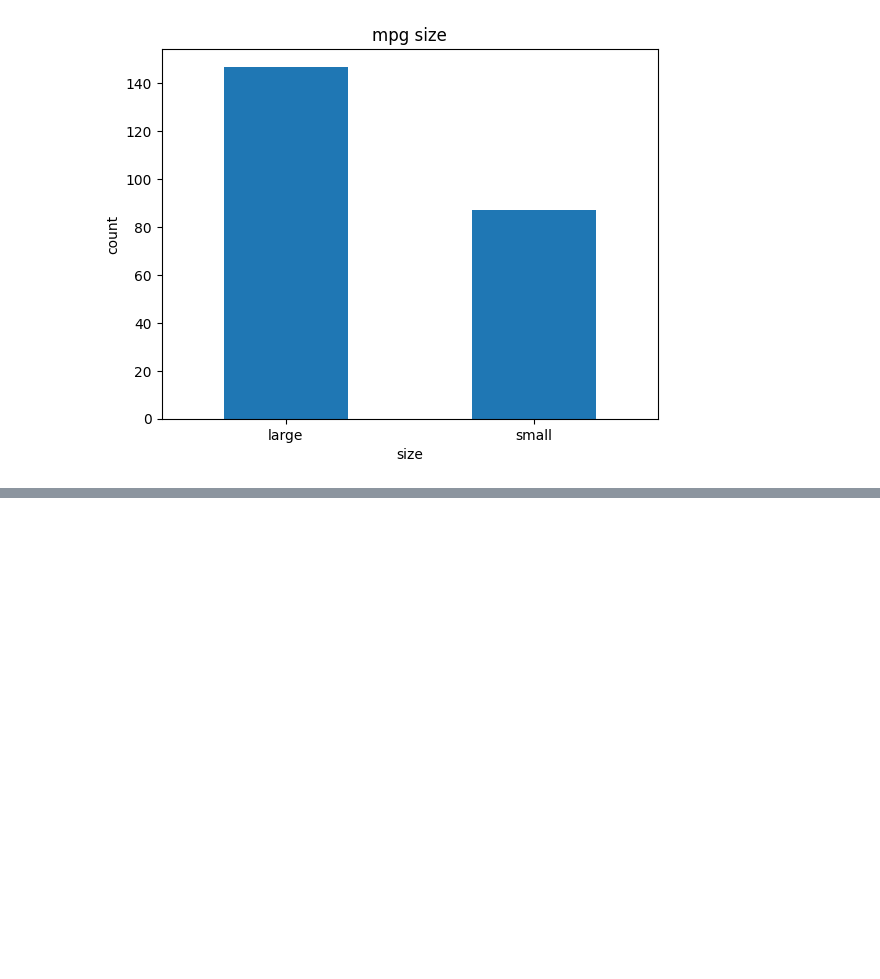
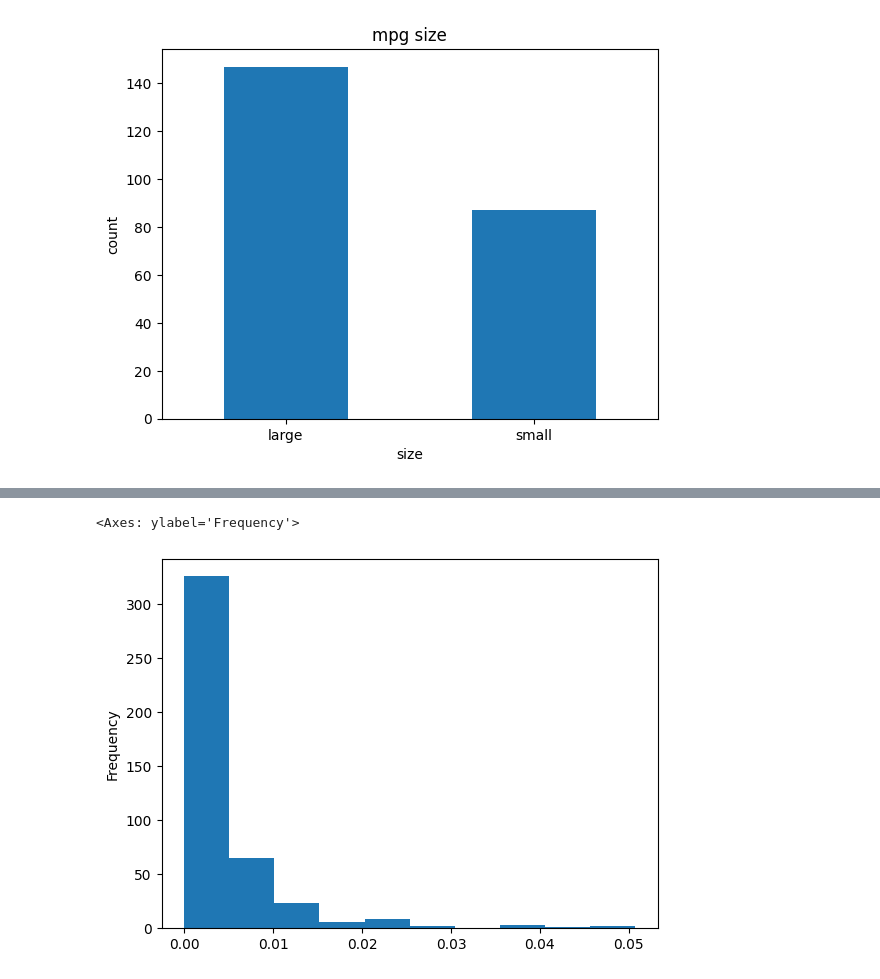
Before and after one commit to PSLeon24/Data_Analysis, a Jupyter notebook: Learn_DataScience/chap5/week3.ipynb, the cells around one changed output, grey strips where cells are left out. Saved outputs shown, nothing was run; the diff lists cells and outputs as text; code cells hidden in the pictures; blank space fills up the shorter version.

```diff
--- a/Learn_DataScience/chap5/week3.ipynb
+++ b/Learn_DataScience/chap5/week3.ipynb
@@ -327,0 +387,4 @@ plt.show()
+# %%
+# problem 1
+df = pd.read_csv('../Data/midwest.csv')
+df.head()
@@ -327,0 +432,5 @@ plt.show()
+# %%
+# problem 2
+df = df.rename(columns = {'poptotal': 'total',
+                          'popasian': 'asian'})
+df.head()
@@ -327,0 +445,7 @@ plt.show()
+# %%
+# problem 3
+df['ratiopertotal'] = df['asian'] / df['total']
+df['ratiopertotal'].plot.hist()
+# %% [output]
+<Axes: ylabel='Frequency'>
+[figure, added]
```
Also changed, not shown: parts of 14 cells of this notebook, 2 other files.
